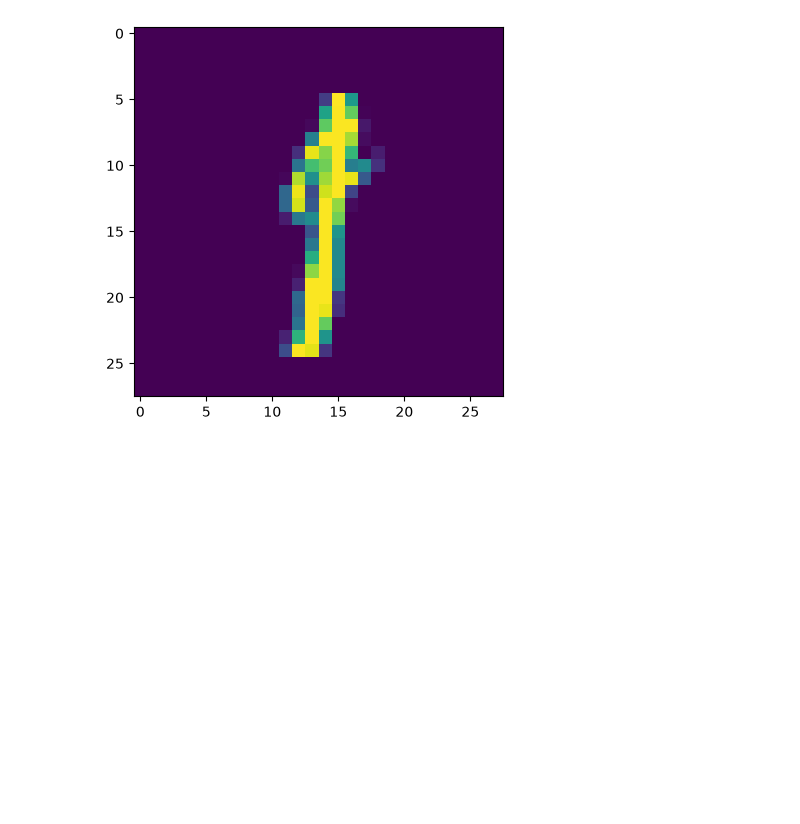
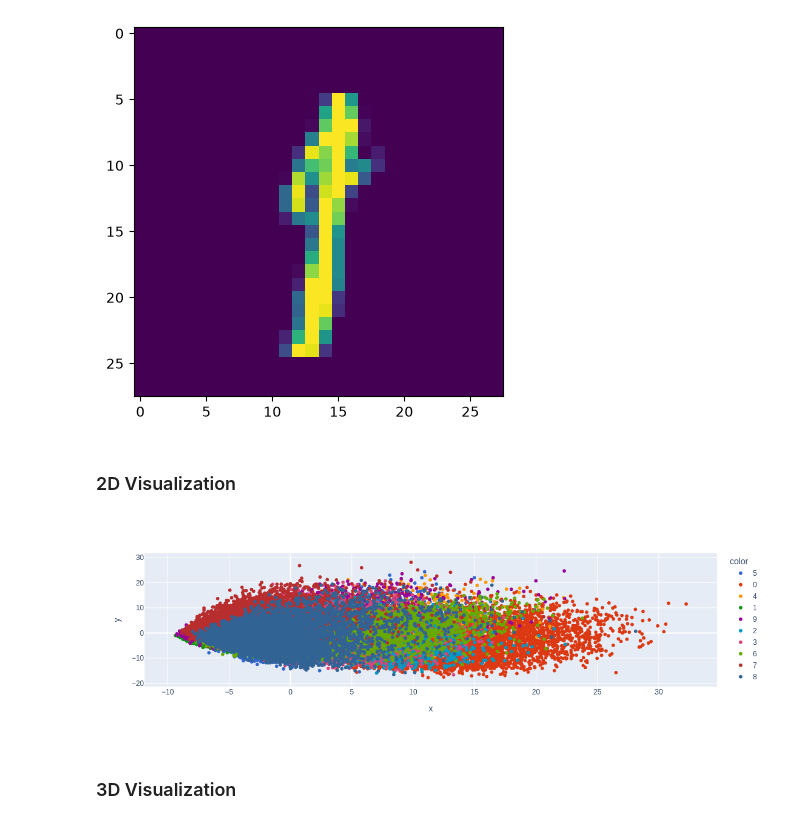
Before and after one commit to AMMARKHALID2004/ai-foundation-portfolio, a Jupyter notebook: Machine-Learning/PCA/PCA demo.ipynb, the cells around one changed output. Saved outputs shown, nothing was run; the diff lists cells and outputs as text; code cells hidden in the pictures; blank space fills up the shorter version.

Commit message:
PCA Visualizations and method to select optimum no. of principal components

```diff
--- a/Machine-Learning/PCA/PCA demo.ipynb
+++ b/Machine-Learning/PCA/PCA demo.ipynb
@@ -141,3 +141,28 @@ plt.imshow(df.iloc[19804,1:].values.reshape(28,28))
 # %% [output]
 <matplotlib.image.AxesImage at 0x...>
 [figure]
+# %% [markdown]
+### 2D Visualization
+# %%
+import plotly.express as px
+y_train_trf = df_train['label'].astype(str)
+fig = px.scatter(x=X_train_trf[:,0],
+                 y=X_train_trf[:,1],
+                 color=y_train_trf,
+                 color_discrete_sequence=px.colors.qualitative.G10
+                )
+fig.show()
+
+import plotly.express as px
+y_train_trf = y_train.astype(str)
+fig = px.scatter_3d(df, x=X_train_trf[:,0], y=X_train_trf[:,1], z=X_train_trf[:,2],
+              color=y_train_trf)
+fig.update_layout(
+    margin=dict(l=20, r=20, t=20, b=20),
+    paper_bgcolor="LightSteelBlue",
+)
+fig.show()
+# %% [output]
+[figure, added]
+# %% [markdown]
+### 3D Visualization
```
Also changed, not shown: parts of 13 cells of this notebook.
